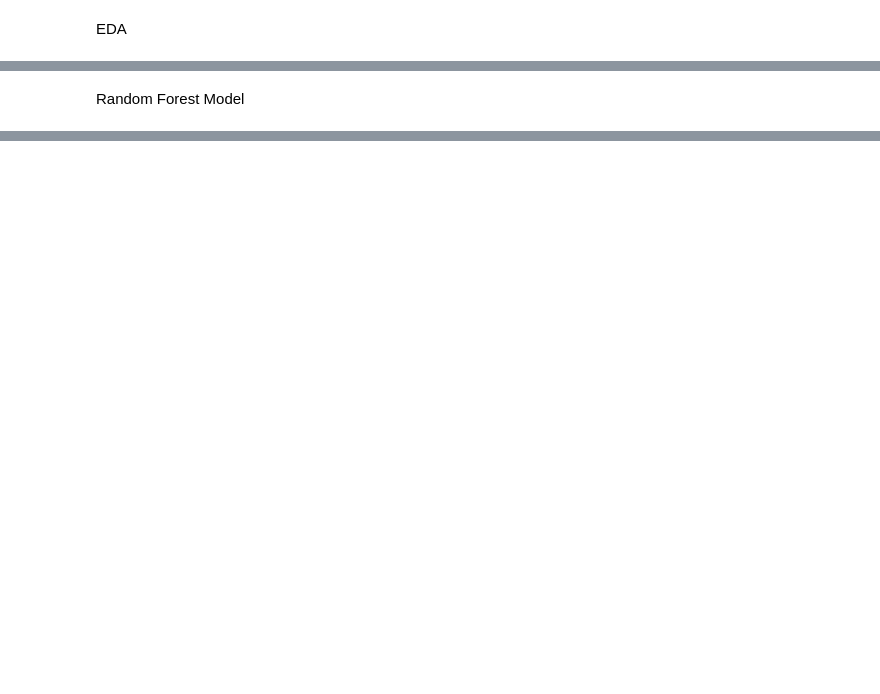
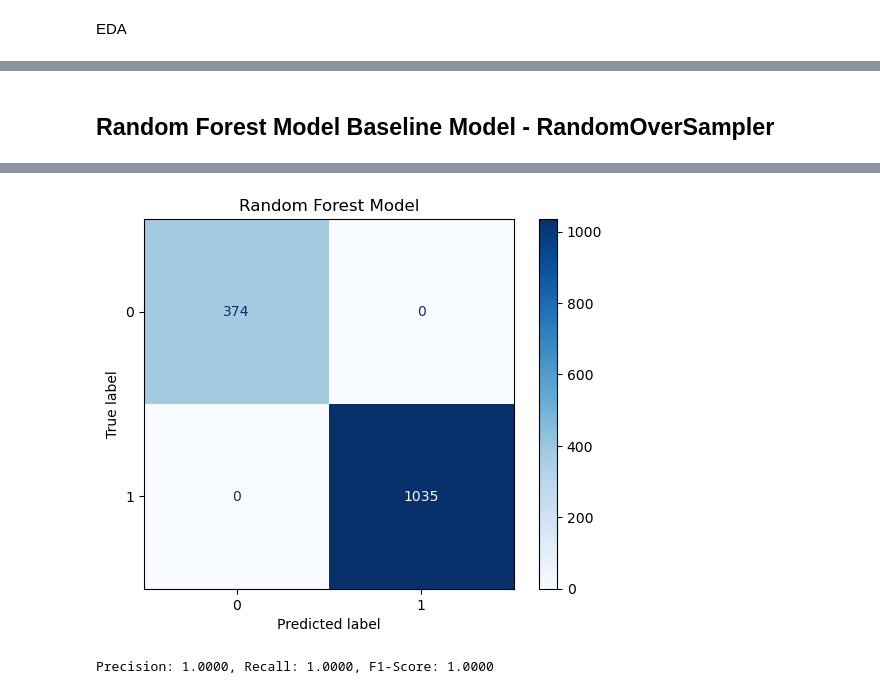
Before and after one commit to JasonCheung01/Telco-Churn, a Jupyter notebook: AML_Team_Project.ipynb, the cells around one changed output, grey strips where cells are left out. Cells and saved outputs as stored; diff of their text form; code cells hidden in the pictures; blank space fills up the shorter version.

```diff
--- a/AML_Team_Project.ipynb
+++ b/AML_Team_Project.ipynb
@@ -486,2 +771,70 @@ print(f"Precision: {precision:.4f}, Recall: {recall:.4f}, F1-Score: {f1:.4f}")
-# %% [markdown]
-Random Forest Model
+# %% [markdown]
+## Random Forest Model Baseline Model - RandomOverSampler
+# %%
+from sklearn.ensemble import RandomForestClassifier
+
+# RandomOverSampler
+ros = RandomOverSampler(random_state=42)
+x_resampled_ros, y_resampled_ros = ros.fit_resample(x_dev, y_dev)
+
+# initial model
+rf_model = RandomForestClassifier(
+    n_estimators=100,
+    max_depth=10,
+    min_samples_split=10,
+    min_samples_leaf=5,
+    max_features="sqrt",
+    random_state=42
+)
+
+# cross validation
+from sklearn.model_selection import cross_validate
+
+scores_rf = cross_validate(
+    rf_model,
+    x_resampled_ros,
+    y_resampled_ros,
+    cv=5,
+    scoring=['roc_auc', 'average_precision']
+)
+
+print("Random Forest CV Results:")
+print(f"Mean ROC AUC: {scores_rf['test_roc_auc'].mean():.4f}")
+print(f"Mean Average Precision: {scores_rf['test_average_precision'].mean():.4f}")
+
+# model train
+rf_model.fit(x_resampled_ros, y_resampled_ros)
+
+# make prediction on development set
+y_dev_pred_rf = rf_model.predict(x_resampled_ros)
+y_dev_prob_rf = rf_model.predict_proba(x_resampled_ros)[:, 1]
+
+roc_auc_train_rf = roc_auc_score(y_resampled_ros, y_dev_prob_rf)
+print(f"\nTraining ROC AUC: {roc_auc_train_rf:.4f}")
+
+print("\nClassification Report on Training Set:")
+print(classification_report(y_resampled_ros, y_dev_pred_rf))
+
+# make prediction on test set
+y_test_pred_rf = rf_model.predict(x_test)
+y_test_prob_rf = rf_model.predict_proba(x_test)[:, 1]
+
+roc_auc_rf = roc_auc_score(y_test, y_test_prob_rf)
+print(f"\nTest ROC AUC: {roc_auc_rf:.4f}")
+
+print("\nClassification Report on Test Set:")
+print(classification_report(y_test, y_test_pred_rf))
+
+# confusion matrix
+conf_matrix_rf = confusion_matrix(y_test, y_test_pred_rf)
+disp_rf = ConfusionMatrixDisplay(confusion_matrix=conf_matrix_rf, display_labels=rf_model.classes_)
+disp_rf.plot(cmap=plt.cm.Blues)
+plt.title("Random Forest Model")
+plt.show()
+
+# performance
+precision_rf = precision_score(y_test, y_test_pred_rf, pos_label=0)
+recall_rf = recall_score(y_test, y_test_pred_rf, pos_label=0)
+f1_rf = f1_score(y_test, y_test_pred_rf, pos_label=0)
+print(f"Precision: {precision_rf:.4f}, Recall: {recall_rf:.4f}, F1-Score: {f1_rf:.4f}")
+# %% [output]
@@ -487,0 +858,2 @@ Random Forest Model
+[figure, added]
+Precision: 1.0000, Recall: 1.0000, F1-Score: 1.0000
```
Also changed, not shown: parts of 56 cells of this notebook, 2 other files.
